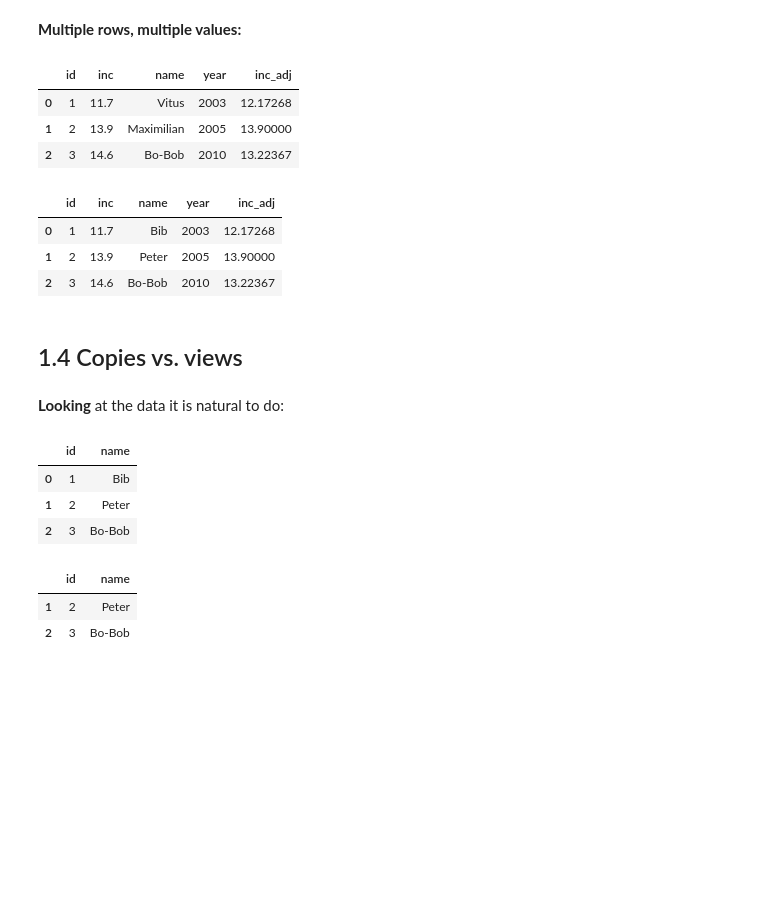
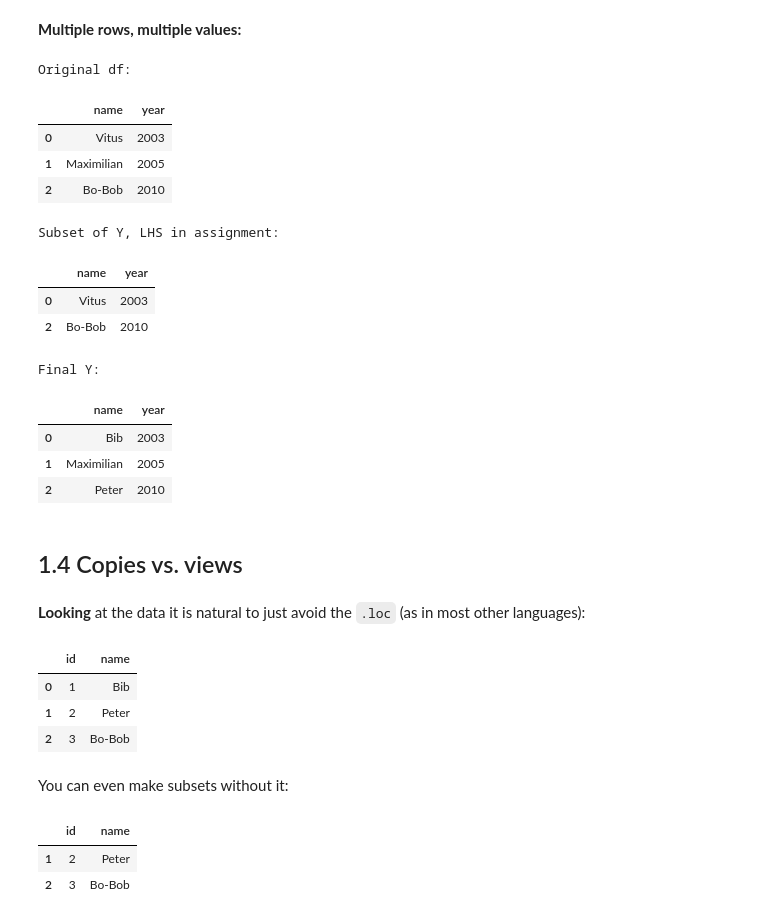
Before and after one commit to NumEconCopenhagen/lectures-2021, a Jupyter notebook: web/07/Load_save_and_structure_data.ipynb, the cells around one changed output. Cells and saved outputs as stored; diff of their text form; code cells hidden in the pictures; blank space fills up the shorter version.

```diff
--- a/web/07/Load_save_and_structure_data.ipynb
+++ b/web/07/Load_save_and_structure_data.ipynb
@@ -167,24 +175,41 @@ Y
 # %% [markdown]
 **Multiple rows, multiple values:**
-# %%
-display(X)
-Y = X.copy()
-
-Y.loc[(Y['name'] == 'Vitus') | (Y['year'] == 2005), ['name']] = ['Bib', 'Peter']
-Y
-# %% [output]
-|  | id | inc | name | year | inc_adj |
-| 0 | 1 | 11.7 | Vitus | 2003 | 12.17268 |
-| 1 | 2 | 13.9 | Maximilian | 2005 | 13.90000 |
-| 2 | 3 | 14.6 | Bo-Bob | 2010 | 13.22367 |
-|  | id | inc | name | year | inc_adj |
-| 0 | 1 | 11.7 | Bib | 2003 | 12.17268 |
-| 1 | 2 | 13.9 | Peter | 2005 | 13.90000 |
-| 2 | 3 | 14.6 | Bo-Bob | 2010 | 13.22367 |
+# %%
+print('Original df:')
+Y = X.iloc[:,2:4].copy()
+display(Y)
+
+# Subset the rows, where name is Vitus or year is 2005. LHS is incidentally only 2 rows, which match the RHS!
+I = (Y.name == 'Vitus') | (Y.year == 2010)
+
+# Print LHS
+print('Subset of Y, LHS in assignment:')
+display(Y.loc[I,:])
+
+# Assignment
+Y.loc[I, ['name']] = ['Bib', 'Peter']
+
+print('Final Y:')
+Y
+# %% [output]
+Original df:
+|  | name | year |
+| 0 | Vitus | 2003 |
+| 1 | Maximilian | 2005 |
+| 2 | Bo-Bob | 2010 |
+Subset of Y, LHS in assignment:
+|  | name | year |
+| 0 | Vitus | 2003 |
+| 2 | Bo-Bob | 2010 |
+Final Y:
+|  | name | year |
+| 0 | Bib | 2003 |
+| 1 | Maximilian | 2005 |
+| 2 | Peter | 2010 |
 # %% [markdown]
 ## 1.4 Copies vs. views
 # %% [markdown]
-**Looking** at the data it is natural to do:
+**Looking** at the data it is natural to just avoid the `.loc` (as in most other languages):
 # %%
 Z = Y[['id','name']]
 Z
@@ -193,6 +218,8 @@ Z
 | 0 | 1 | Bib |
 | 1 | 2 | Peter |
 | 2 | 3 | Bo-Bob |
+# %% [markdown]
+You can even make subsets without it:
 # %%
 I = Y['id'] > 1
 Z[I]
```
Also changed, not shown: parts of 42 cells of this notebook, 16 other files.
